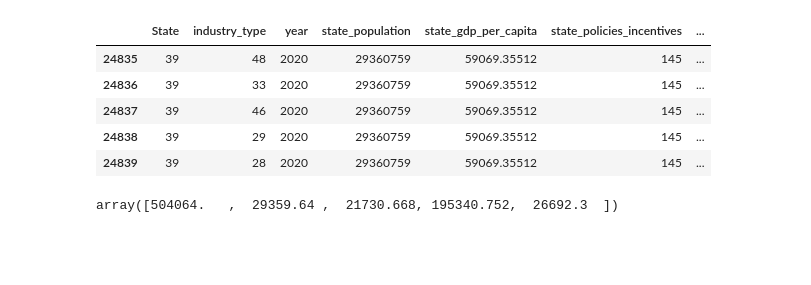
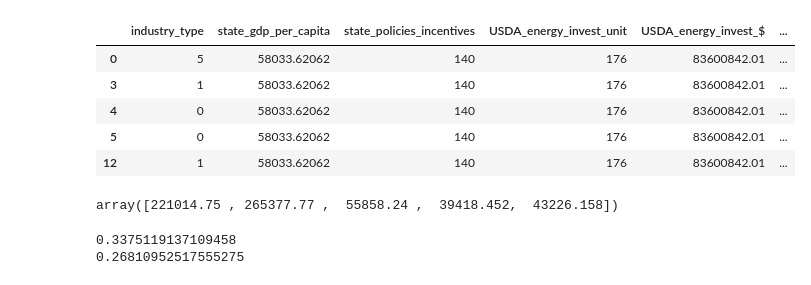
Before and after one commit to shinigami423/carbon_emission_analysis, a Jupyter notebook: Machine Learning/ML_linear_regression.ipynb, the cells around one changed output. Saved outputs shown, nothing was run; the diff lists cells and outputs as text; code cells hidden in the pictures; blank space fills up the shorter version.

```diff
--- a/Machine Learning/ML_linear_regression.ipynb
+++ b/Machine Learning/ML_linear_regression.ipynb
@@ -22,0 +66,13 @@ ML_df.head()
+# %%
+# Select the main "industr_type"
+sectors = {"Utilities",
+           "Waste Management and Remediation Services",
+           "Oil and Gas Extraction",
+           "Chemical Manufacturing ",
+           "Pipeline Transportation",
+          "Nonmetallic Mineral Product Manufacturing",
+          "Primary Metal Manufacturing",
+          "Petroleum and Coal Products Manufacturing"}
+
+ML_optimized_df = ML_df.loc[ML_df["industry_type"].isin(sectors)]
+ML_optimized_df
@@ -23,3 +93,4 @@ ML_df.head()
 # %%
-# Select the columns we need for the linear regression for the year 2020
-ML_2020_df = ML_df.drop(["Facility Id"], axis = 1).loc[(ML_df["year"] == 2020)]
+# Select the columns we need for the linear regression
+ML_optimized_df = ML_optimized_df.drop(columns = ["Unnamed: 0", "fac_id", "year", "State"], axis = 1)
+ML_optimized_df
@@ -28,7 +113,7 @@ ML_2020_df = ML_df.drop(["Facility Id"], axis = 1).loc[(ML_df["year"] == 2020)]
 from sklearn import preprocessing
 
 le = preprocessing.LabelEncoder()
-ML_2020_df['State'] = le.fit_transform(ML_2020_df['State'])
-ML_2020_df['industry_type'] = le.fit_transform(ML_2020_df['industry_type'])
-ML_2020_df.head()
+#ML_optimized_df['State'] = le.fit_transform(ML_optimized_df['State'])
+ML_optimized_df['industry_type'] = le.fit_transform(ML_optimized_df['industry_type'])
+ML_optimized_df
 # %% [output]
@@ -41,20 +140,22 @@ ML_2020_df.head()
+# %%
+ML_optimized_df = ML_optimized_df.drop(columns = ["state_population"], axis = 1)
 # %%
 # Define the features set
-X = ML_2020_df.copy()
+X = ML_optimized_df.copy()
 X = X.drop("total_direct_emissions", axis=1)
 X.head()
 # %% [output]
-|  | State | industry_type | year | state_population | state_gdp_per_capita | state_policies_incentives | ... |
-| 24835 | 39 | 48 | 2020 | 29360759 | 59069.35512 | 145 | ... |
-| 24836 | 39 | 33 | 2020 | 29360759 | 59069.35512 | 145 | ... |
-| 24837 | 39 | 46 | 2020 | 29360759 | 59069.35512 | 145 | ... |
-| 24838 | 39 | 29 | 2020 | 29360759 | 59069.35512 | 145 | ... |
-| 24839 | 39 | 28 | 2020 | 29360759 | 59069.35512 | 145 | ... |
+|  | industry_type | state_gdp_per_capita | state_policies_incentives | USDA_energy_invest_unit | USDA_energy_invest_$ | ... |
+| 0 | 5 | 58033.62062 | 140 | 176 | 83600842.01 | ... |
+| 3 | 1 | 58033.62062 | 140 | 176 | 83600842.01 | ... |
+| 4 | 0 | 58033.62062 | 140 | 176 | 83600842.01 | ... |
+| 5 | 0 | 58033.62062 | 140 | 176 | 83600842.01 | ... |
+| 12 | 1 | 58033.62062 | 140 | 176 | 83600842.01 | ... |
 # %%
 # Define the target set.
-y = ML_2020_df["total_direct_emissions"].values
+y = ML_optimized_df["total_direct_emissions"].values
 y[:5]
 # %% [output]
-array([504064.   ,  29359.64 ,  21730.668, 195340.752,  26692.3  ])
+array([221014.75 , 265377.77 ,  55858.24 ,  39418.452,  43226.158])
 # %%
 # Split the Data Into Training and Testing Sets into an 80/20 split
@@ -72,6 +173,12 @@ model = DecisionTreeRegressor(random_state=0)
 
 # Fit Model
 model = model.fit(X_train_scaled, y_train)
+# %%
+print(model.score(X_train_scaled, y_train))
+print(model.score(X_test_scaled, y_test))
+# %% [output]
+0.3375119137109458
+0.26810952517555275
 # %%
 # Make predictions using the testing data
 predictions = model.predict(X_test_scaled)
```
Also changed, not shown: parts of 11 cells of this notebook, 2 other files.
